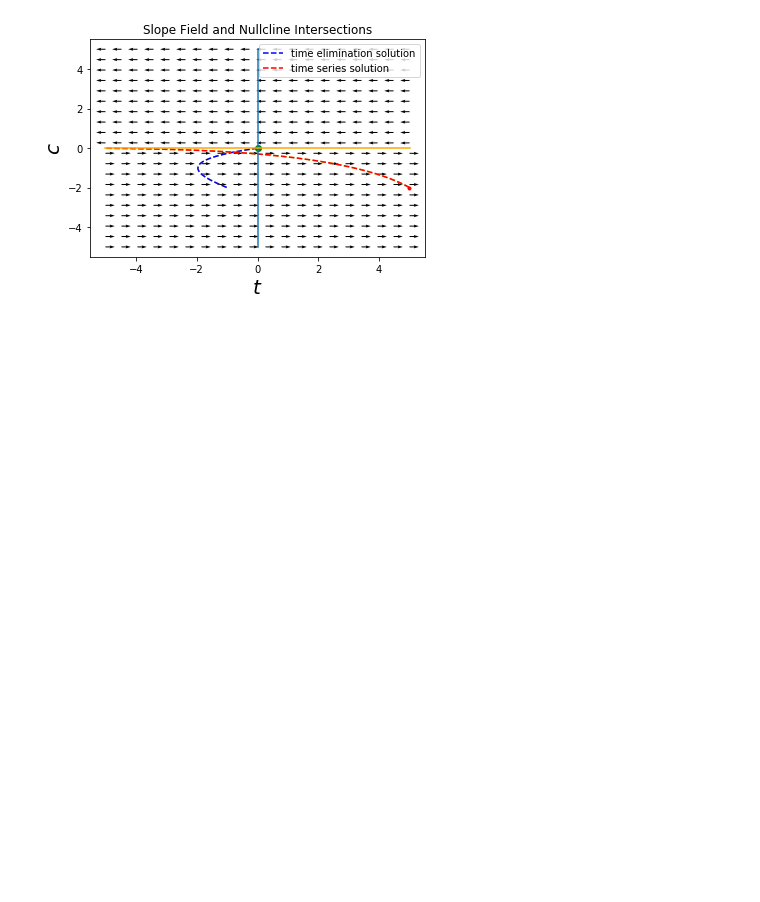
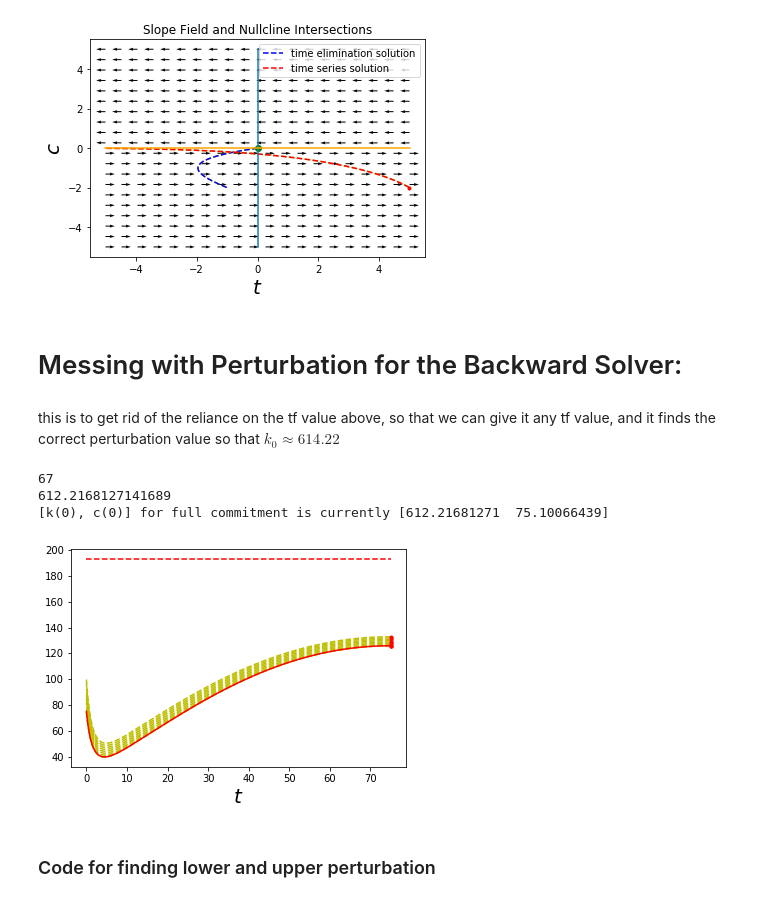
Before and after one commit to Shinsina/PIC-Math-MSCS-390-001, a Jupyter notebook: Modifying the Ramsey Model.ipynb, the cells around one changed output. Saved outputs shown, nothing was run; the diff lists cells and outputs as text; code cells hidden in the pictures; blank space fills up the shorter version.

Commit message:
added 'machine gun' method of finding the perturbation

```diff
--- a/Modifying the Ramsey Model.ipynb
+++ b/Modifying the Ramsey Model.ipynb
@@ -786,3 +780,65 @@ Choosing step size -0.01.
 Choosing stopping method backward.
 Choosing step size -0.01.
 [figure]
+# %% [markdown]
+# Messing with Perturbation for the Backward Solver:
+# %% [markdown]
+this is to get rid of the reliance on the tf value above, so that we can give it any tf value, and it finds the correct perturbation value so that $k_0 \approx 614.22$
+# %%
+full_commitment = [lambda t, k,c : k**α-c-(δ+x+n)*k, lambda t, k,c : c*(α*k**(α-1)-δ-x-ρ-b*np.exp(-γ*(t-τ)))]
+
+# solve for the systems of equations for c0:
+error = 64.4
+tf = 75
+
+# perturbation is somewhere between 64.3 (614.25) and 64.4 (611) for tf=75
+# what is the graph for perturbation? is there one?
+# how about a for loop that iterates until it overshoots 614.22
+# --need to find a perturbation above and below - is this possible to automate?
+
+#full commitment
+#tf= 424.774 #this works with perturbation = 0.01
+#tf = 79.5764
+
+#full commitment steady state
+plt.plot([0,tf], [cinf_steady[i], cinf_steady[i]], 'r--', label="full commitment steady state")
+
+
+#to-do: implement the bisection method here:
+error = 1
+for p in np.arange(60,100,error):
+
+    init_pt = [kinf_steady[i], cinf_steady[i]-p]
+
+    t, v = plot_time_series(full_commitment, init_pt,[tf,0])
+    found_c0 = v[-1][0]
+    #print(found_c0)
+    if(found_c0<init_k0):
+        print(p)
+        break
+
+error = .01
+for p in np.arange(p-error,p+error,error):
+
+    init_pt = [kinf_steady[i], cinf_steady[i]-p]
+
+    t, v = plot_time_series(full_commitment, init_pt,[tf,0])
+    found_c0 = v[-1][0]
+    print(found_c0)
+    if(found_c0<init_k0):
+        #print(p)
+        break
+
+
+
+t, v = plot_time_series(full_commitment, init_pt,[tf,0])
+plt.plot(t,v[:,1], 'r', label="full commitment")
+print(f'[k(0), c(0)] for full commitment is currently {v[-1]}')
+print()
+# %% [output]
+67
+612.2168127141689
+[k(0), c(0)] for full commitment is currently [612.21681271  75.10066439]
+[figure, added]
+# %% [markdown]
+### Code for finding lower and upper perturbation
```
Also changed, not shown: parts of 8 cells of this notebook.
